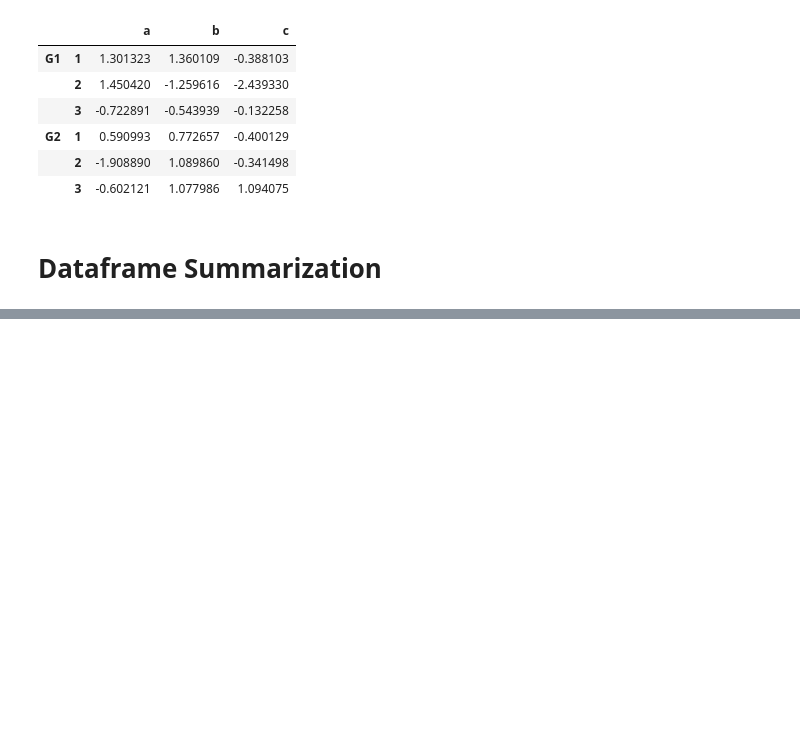
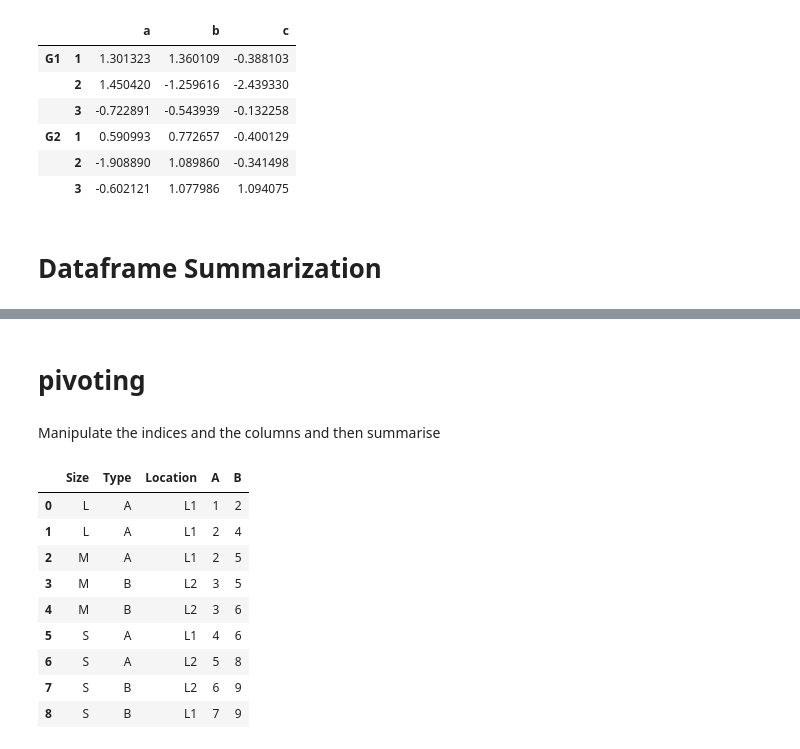
Before and after one commit to AlysterBenedict/AIML, a Jupyter notebook: Pandas/pandas.ipynb, the cells around one changed output, grey strips where cells are left out. Drawn from its saved outputs; the diff is of its cells as text; code cells hidden in the pictures; blank space fills up the shorter version.

```diff
--- a/Pandas/pandas.ipynb
+++ b/Pandas/pandas.ipynb
@@ -1302,0 +1341,23 @@ df=pd.read_csv('C:/Users/bened/Documents/Alyster Coding/CODING/AIML/Datasets/iri
+# %% [markdown]
+<h1>pivoting
+# %% [markdown]
+Manipulate the indices and the columns and then summarise
+# %%
+my_dict={'Size': ['L','L','M','M','M','S','S','S','S'],
+         'Type': ['A','A','A','B','B','A','A','B','B'],
+         'Location': ['L1','L1','L1','L2','L2','L1','L2','L2','L1'],
+         'A': [1,2,2,3,3,4,5,6,7],
+         'B': [2,4,5,5,6,6,8,9,9]}
+df=pd.DataFrame(my_dict)
+df
+# %% [output]
+|  | Size | Type | Location | A | B |
+| 0 | L | A | L1 | 1 | 2 |
+| 1 | L | A | L1 | 2 | 4 |
+| 2 | M | A | L1 | 2 | 5 |
+| 3 | M | B | L2 | 3 | 5 |
+| 4 | M | B | L2 | 3 | 6 |
+| 5 | S | A | L1 | 4 | 6 |
+| 6 | S | A | L2 | 5 | 8 |
+| 7 | S | B | L2 | 6 | 9 |
+| 8 | S | B | L1 | 7 | 9 |
```
Also changed, not shown: parts of 4 cells of this notebook.
